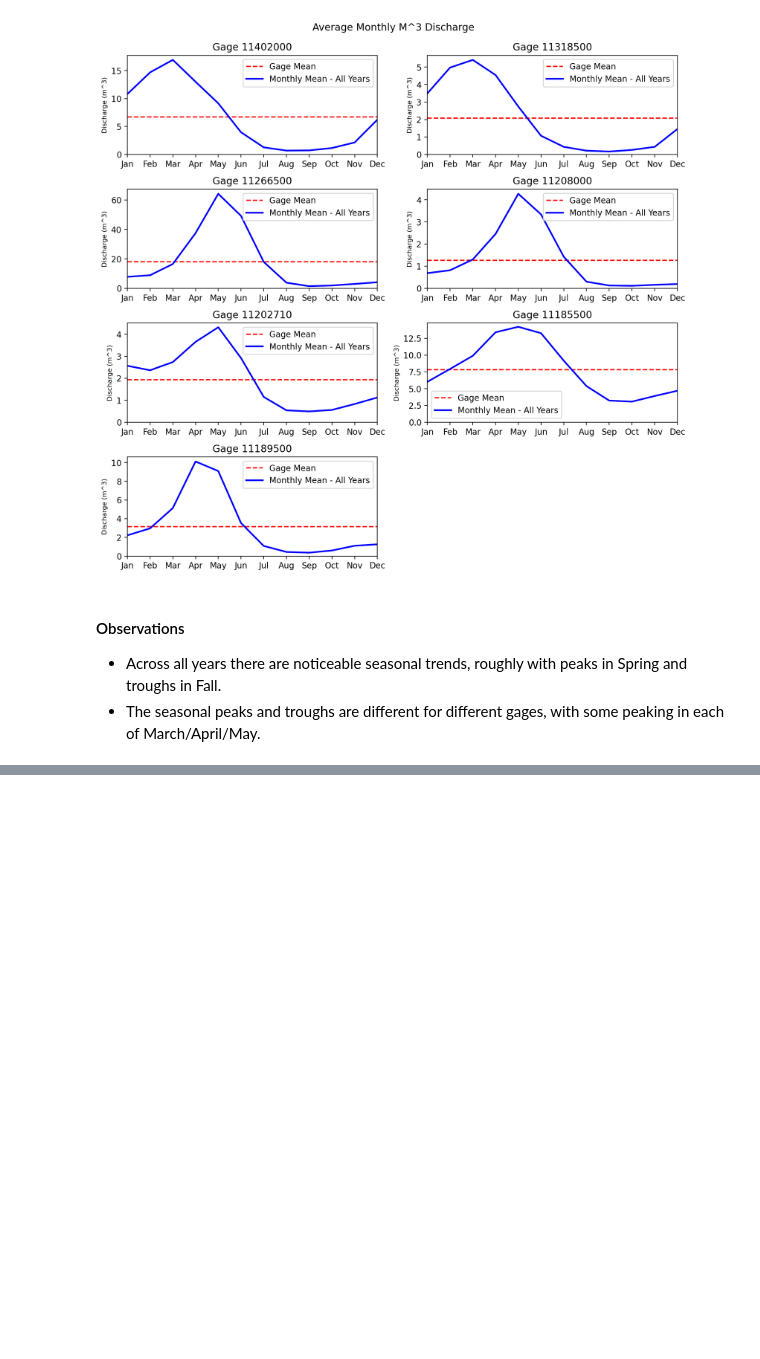
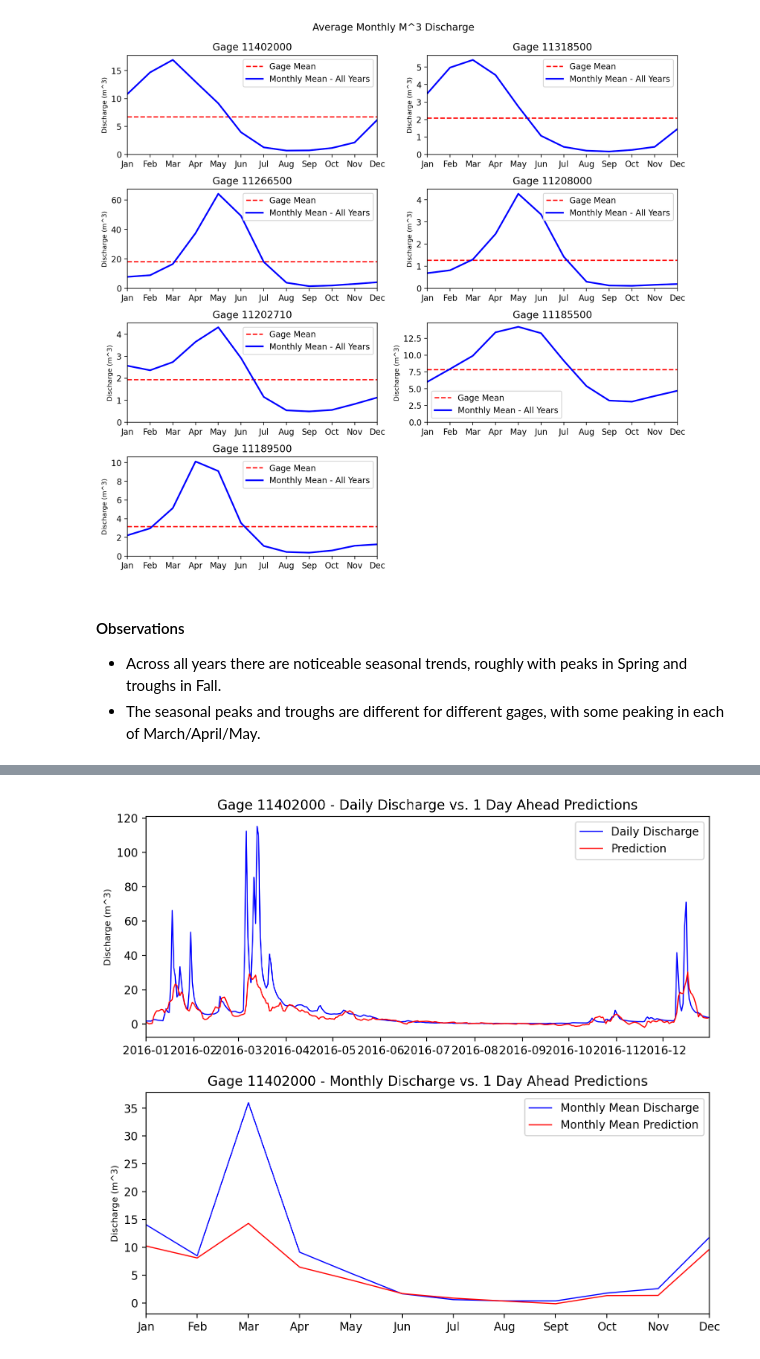
Before and after one commit to MIDS-capstone-fate-of-snow/discharge-estimation, a Jupyter notebook: eda/streamgage/Streamgage Data EDA.ipynb, the cells around one changed output, grey strips where cells are left out. Drawn from its saved outputs; the diff is of its cells as text; code cells hidden in the pictures; blank space fills up the shorter version.

```diff
--- a/eda/streamgage/Streamgage Data EDA.ipynb
+++ b/eda/streamgage/Streamgage Data EDA.ipynb
@@ -204,0 +271,62 @@ df[columns].to_csv(fp, encoding="utf-8", index=False)
+# %%
+def plot_discharge_with_pred(gage: str, day: int = 1):
+    min_date, max_date = convert_datetime("2016_01_01"), convert_datetime("2016_12_31")
+
+    fp = os.path.join(DATA_DIR, f"best_model_rmse_day{day}_test_pred.csv")
+    pred = pd.read_csv(fp)
+    pred["gage"] = pred["gage"].astype(str)
+    pred["date"] = pd.to_datetime(pred["date"])
+    pred = pred[pred["gage"] == gage].set_index("date").sort_index().reset_index()
+
+    df = open_y_data()
+    df = df[(df["gage"] == gage) & (df["date"] >= min_date) & (df["date"] <= max_date)].copy()
+    df = df.sort_values(by=["date"])
+
+    fig, axes = plt.subplots(2, 1, figsize=(9, 8), dpi=200)
+
+    # Plot daily data:
+    ax = axes[0]
+    ax.plot(df["date"], df["m3"], label="Daily Discharge", color="b", linewidth=1)
+    ax.set_xlim(min_date, max_date)
+
+    pred_col = f"y_day_{day}"
+    ax.plot(pred["date"], pred[pred_col], color="r", linewidth=1, label=f"Prediction")
+
+    # mu = df["m3"].mean()
+    # ax.hlines(mu, xmin=min_date, xmax=max_date,
+    #           color="g", linestyle="--", label="Mean", linewidth=1)
+    ax.legend()
+    ax.set_ylabel("Discharge (m^3)", fontsize=8)
+    ax.set_title(f"Gage {gage} - Daily Discharge vs. {day} Day{'s' if day > 1 else ''} Ahead Predictions")
+
+
+    # Plot monthly data:
+    df["month"] = df["date"].dt.month
+    pred["month"] = pred["date"].dt.month
+    monthly_mu = df.groupby(["month"])["m3"].mean()
+    pred_monthly_mu = pred.groupby(["month"])[pred_col].mean()
+    ax = axes[1]
+    ax.plot(monthly_mu.index, monthly_mu.values, label="Monthly Mean Discharge", color="b", linewidth=1)
+    ax.plot(pred_monthly_mu.index, pred_monthly_mu.values, label="Monthly Mean Prediction", color="r", linewidth=1)
+
+    mu = monthly_mu.mean()
+    # ax.hlines(mu, xmin=monthly_mu.index.min(), xmax=monthly_mu.index.max(),
+    #           color="g", linestyle="--", label="Mean", linewidth=1)
+    ax.legend()
+    ax.set_ylabel("Discharge (m^3)", fontsize=8)
+    labels = "Jan Feb Mar Apr May Jun Jul Aug Sept Oct Nov Dec".split()
+    ax.set_xticks(range(1, 13, 1))
+    ax.set_xticklabels(labels)
+    ax.set_xlim(1, 12)
+    ax.set_title(f"Gage {gage} - Monthly Discharge vs. {day} Day{'s' if day > 1 else ''} Ahead Predictions")
+
+    fig.subplots_adjust(hspace=0.25)
+
+    return fig, axes
+
+
+
+fig, axes = plot_discharge_with_pred("11402000")
+fig.savefig("11402000_discharge_vs_prediction.png")
+# %% [output]
+[figure, added]
```
Also changed, not shown: parts of 2 cells of this notebook, 2 other files.
